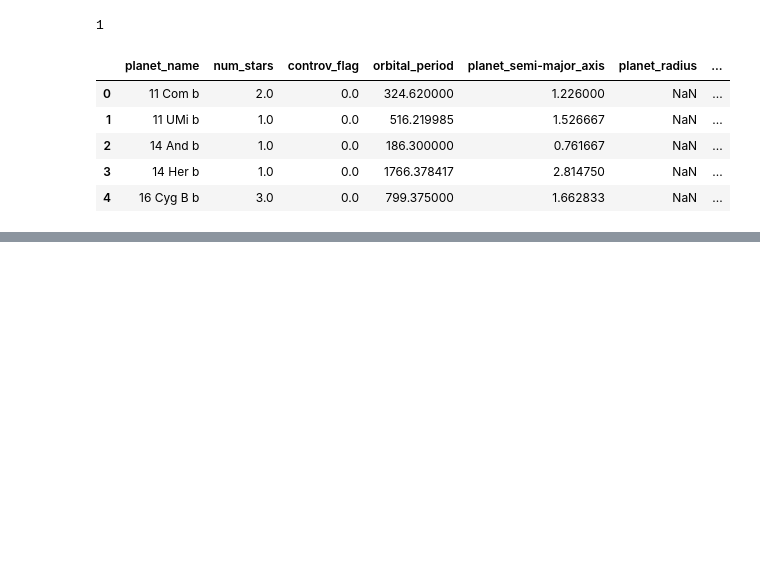
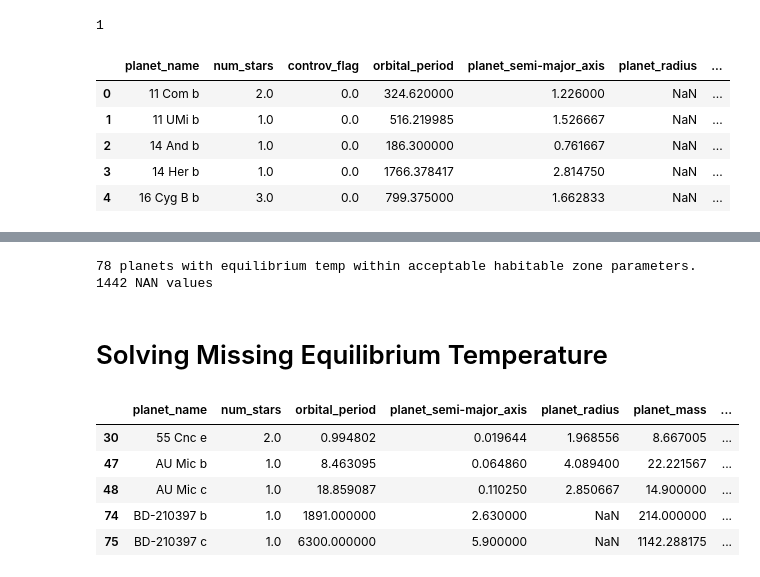
Before and after one commit to brsm3129/HabitablePlanets, a Jupyter notebook: DataCollection.ipynb, the cells around one changed output, grey strips where cells are left out. Drawn from its saved outputs; the diff is of its cells as text; code cells hidden in the pictures; blank space fills up the shorter version.

Commit message:
Flux Dead End

```diff
--- a/DataCollection.ipynb
+++ b/DataCollection.ipynb
@@ -76,0 +164,25 @@ proj_data.head()
+# %%
+# How many planets are habitable based upon our current count?
+k_data = proj_data2
+habitable = k_data[(k_data['equi_temp'] >= 175) & (k_data['equi_temp'] <= 270)]
+count = habitable['planet_name'].count()
+missing = k_data['equi_temp'].isna().sum()
+print(count, "planets with equilibrium temp within acceptable habitable zone parameters.", missing, "NAN values")
+# %% [output]
+78 planets with equilibrium temp within acceptable habitable zone parameters. 1442 NAN values
+# %% [markdown]
+# Solving Missing Equilibrium Temperature
+# %%
+# Does insolation_flux help?
+miss_temp = k_data[k_data['equi_temp'].isna()]
+#miss_temp.count()
+# 93 counts with insolation flux
+insol_flux = k_data[~k_data['insolation_flux'].isna()]
+insol_flux.head()
+# %% [output]
+|  | planet_name | num_stars | orbital_period | planet_semi-major_axis | planet_radius | planet_mass | ... |
+| 30 | 55 Cnc e | 2.0 | 0.994802 | 0.019644 | 1.968556 | 8.667005 | ... |
+| 47 | AU Mic b | 1.0 | 8.463095 | 0.064860 | 4.089400 | 22.221567 | ... |
+| 48 | AU Mic c | 1.0 | 18.859087 | 0.110250 | 2.850667 | 14.900000 | ... |
+| 74 | BD-210397 b | 1.0 | 1891.000000 | 2.630000 | NaN | 214.000000 | ... |
+| 75 | BD-210397 c | 1.0 | 6300.000000 | 5.900000 | NaN | 1142.288175 | ... |
```
Also changed, not shown: parts of 8 cells of this notebook.
